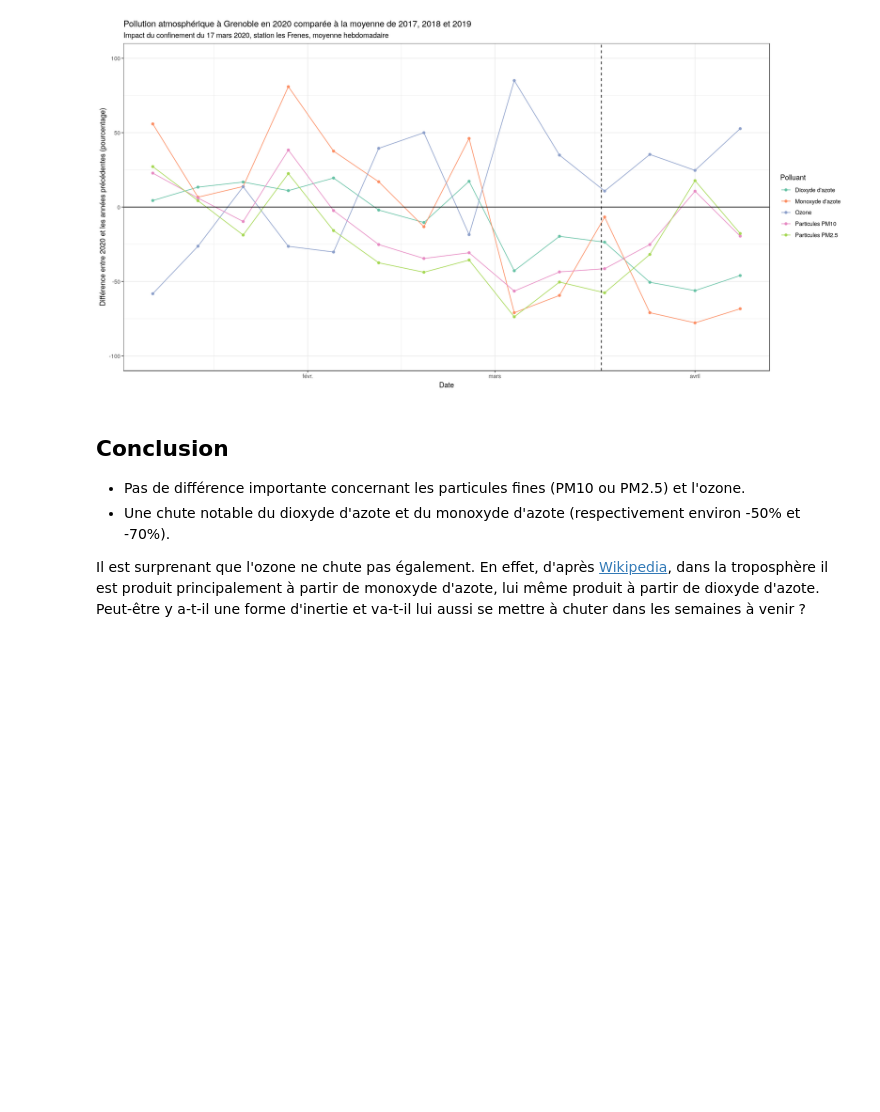
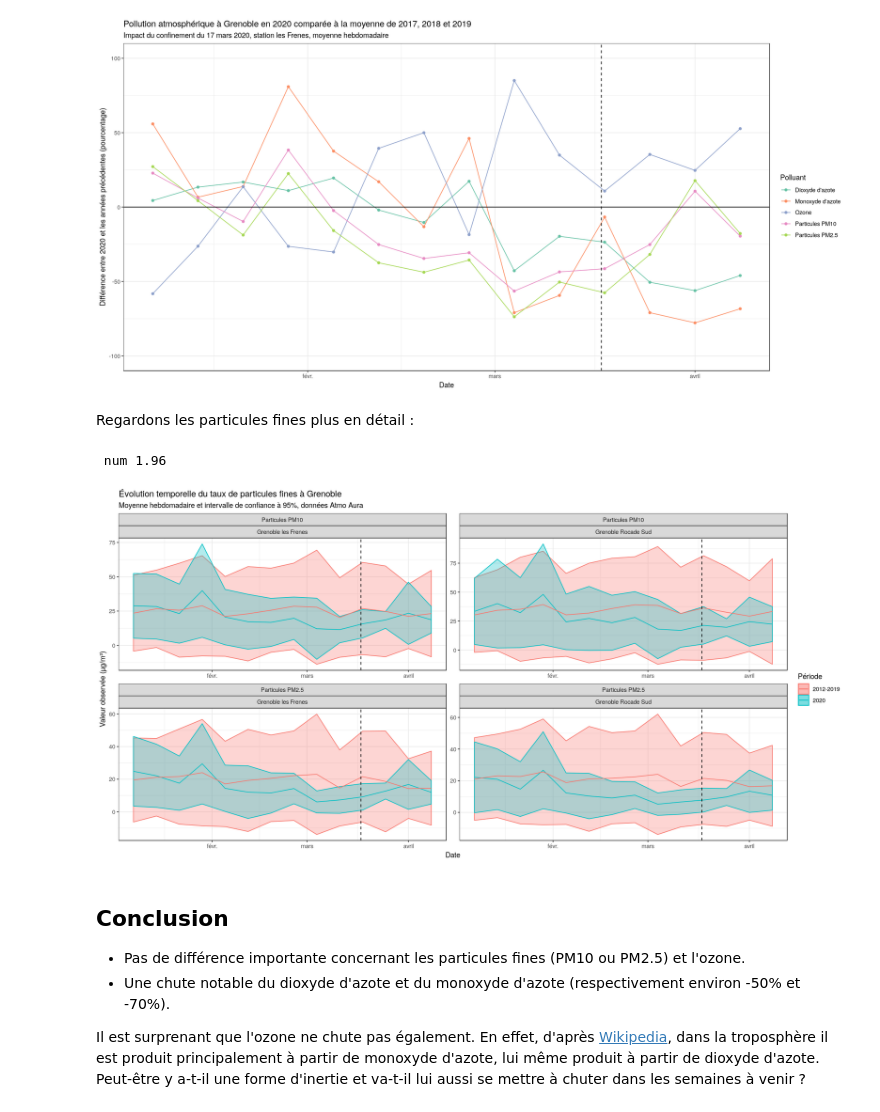
Before and after one commit to Ezibenroc/air_quality, a Jupyter notebook: air_quality.ipynb, the cells around one changed output. Drawn from its saved outputs; the diff is of its cells as text; code cells hidden in the pictures; blank space fills up the shorter version.

```diff
--- a/air_quality.ipynb
+++ b/air_quality.ipynb
@@ -283,6 +301,41 @@ df_old %>%
     labs(subtitle="Impact du confinement du 17 mars 2020, station les Frenes, moyenne hebdomadaire")
 # %% [output]
 [figure]
+# %% [markdown]
+Regardons les particules fines plus en détail :
+# %%
+summarise_data = function(data) {
+    return(data %>%
+        filter(Mesure %in% c("Particules PM2.5", "Particules PM10"), Station %in% c("Grenoble les Frenes", "Grenoble Rocade Sud"), NumeroSemaine < 15) %>%
+        group_by(Mesure, Station, NumeroSemaine) %>%
+        summarise(avg=mean(Valeur), std=sd(Valeur), vmin=min(Valeur), vmax=max(Valeur), q25=quantile(Valeur, 0.25), q75=quantile(Valeur, 0.75)) %>%
+        mutate(Date=parse_date_time("01-01", "md") + lubridate::weeks(NumeroSemaine))
+    )
+}
+df_old = summarise_data(df %>% filter(Annee <= 2019)) %>% mutate(Periode = "2012-2019")
+df_new = summarise_data(df %>% filter(Annee == 2020)) %>% mutate(Periode = "2020")
+
+confidence = 0.95
+coeff = qnorm(1-(1-confidence)/2)
+str(coeff)
+
+ggplot() +
+    aes(x=Date, y=avg, color=Periode, fill=Periode) +
+    geom_ribbon(data=df_old, aes(ymin=avg-coeff*std, ymax=avg+coeff*std), alpha=0.3) +
+    geom_ribbon(data=df_new, aes(ymin=avg-coeff*std, ymax=avg+coeff*std), alpha=0.3) +
+    facet_wrap(c("Mesure", "Station"), scales='free') +
+    geom_line(data=df_new) +
+    geom_line(data=df_old) +
+    geom_vline(xintercept=parse_date_time("17/03 12:00", "dmhM"), linetype='dashed') +
+    expand_limits(y=0) +
+    theme_bw() +
+    labs(color="Période", fill="Période") +
+    ylab("Valeur observée (µg/m³)") +
+    ggtitle("Évolution temporelle du taux de particules fines à Grenoble") +
+    labs(subtitle="Moyenne hebdomadaire et intervalle de confiance à 95%, données Atmo Aura")
+# %% [output]
+ num 1.96
+[figure, added]
 # %% [markdown]
 ## Conclusion
 
```
Also changed, not shown: parts of 1 cell of this notebook.
